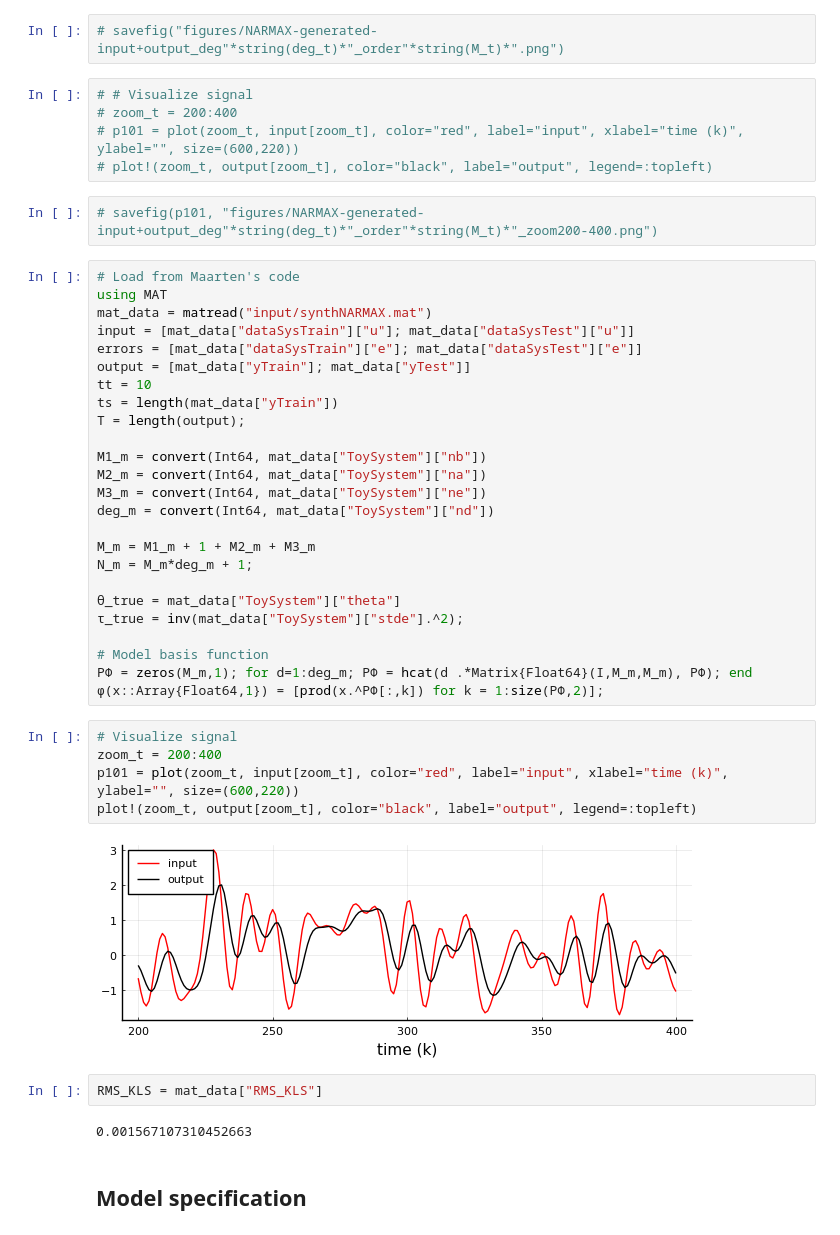
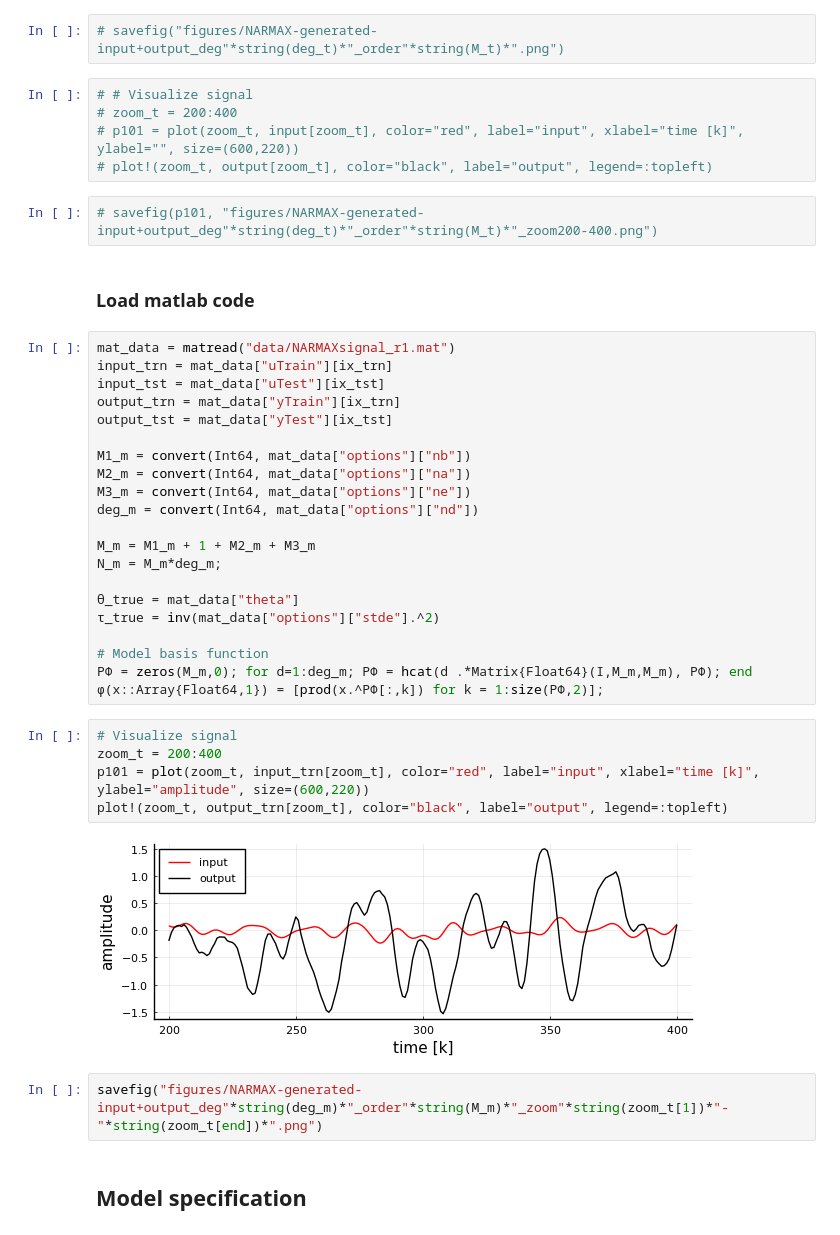
Before and after one commit to biaslab/ACC2022-vmpNARMAX, a Jupyter notebook: experiments-verification/experiment-NARMAX.ipynb, the cells around one changed output. Saved outputs shown, nothing was run; the diff lists cells and outputs as text.

```diff
--- a/experiments-verification/experiment-NARMAX.ipynb
+++ b/experiments-verification/experiment-NARMAX.ipynb
@@ -132,46 +144,42 @@ pyplot();
 # %%
 # # Visualize signal
 # zoom_t = 200:400
-# p101 = plot(zoom_t, input[zoom_t], color="red", label="input", xlabel="time (k)", ylabel="", size=(600,220))
+# p101 = plot(zoom_t, input[zoom_t], color="red", label="input", xlabel="time [k]", ylabel="", size=(600,220))
 # plot!(zoom_t, output[zoom_t], color="black", label="output", legend=:topleft)
 # %%
 # savefig(p101, "figures/NARMAX-generated-input+output_deg"*string(deg_t)*"_order"*string(M_t)*"_zoom200-400.png")
+# %% [markdown]
+### Load matlab code
 # %%
-# Load from Maarten's code
-using MAT
-mat_data = matread("input/synthNARMAX.mat")
-input = [mat_data["dataSysTrain"]["u"]; mat_data["dataSysTest"]["u"]]
-errors = [mat_data["dataSysTrain"]["e"]; mat_data["dataSysTest"]["e"]]
-output = [mat_data["yTrain"]; mat_data["yTest"]]
-tt = 10
-ts = length(mat_data["yTrain"])
-T = length(output);
+mat_data = matread("data/NARMAXsignal_r1.mat")
+input_trn = mat_data["uTrain"][ix_trn]
+input_tst = mat_data["uTest"][ix_tst]
+output_trn = mat_data["yTrain"][ix_trn]
+output_tst = mat_data["yTest"][ix_tst]
 
-M1_m = convert(Int64, mat_data["ToySystem"]["nb"])
-M2_m = convert(Int64, mat_data["ToySystem"]["na"])
-M3_m = convert(Int64, mat_data["ToySystem"]["ne"])
-deg_m = convert(Int64, mat_data["ToySystem"]["nd"])
+M1_m = convert(Int64, mat_data["options"]["nb"])
+M2_m = convert(Int64, mat_data["options"]["na"])
+M3_m = convert(Int64, mat_data["options"]["ne"])
+deg_m = convert(Int64, mat_data["options"]["nd"])
 
 M_m = M1_m + 1 + M2_m + M3_m
-N_m = M_m*deg_m + 1;
+N_m = M_m*deg_m;
 
-θ_true = mat_data["ToySystem"]["theta"]
-τ_true = inv(mat_data["ToySystem"]["stde"].^2);
+θ_true = mat_data["theta"]
+τ_true = inv(mat_data["options"]["stde"].^2)
 
 # Model basis function
-PΦ = zeros(M_m,1); for d=1:deg_m; PΦ = hcat(d .*Matrix{Float64}(I,M_m,M_m), PΦ); end
+PΦ = zeros(M_m,0); for d=1:deg_m; PΦ = hcat(d .*Matrix{Float64}(I,M_m,M_m), PΦ); end
 ϕ(x::Array{Float64,1}) = [prod(x.^PΦ[:,k]) for k = 1:size(PΦ,2)];
 # %%
 # Visualize signal
 zoom_t = 200:400
-p101 = plot(zoom_t, input[zoom_t], color="red", label="input", xlabel="time (k)", ylabel="", size=(600,220))
-plot!(zoom_t, output[zoom_t], color="black", label="output", legend=:topleft)
+p101 = plot(zoom_t, input_trn[zoom_t], color="red", label="input", xlabel="time [k]", ylabel="amplitude", size=(600,220))
+plot!(zoom_t, output_trn[zoom_t], color="black", label="output", legend=:topleft)
 # %% [output]
-[figure, old version]
+[figure, new version]
-# %%
-RMS_KLS = mat_data["RMS_KLS"]
-# %% [output]
-0.001567107310452663
+# %%
+savefig("figures/NARMAX-generated-input+output_deg"*string(deg_m)*"_order"*string(M_m)*"_zoom"*string(zoom_t[1])*"-"*string(zoom_t[end])*".png")
 # %% [markdown]
 ## Model specification
 # %%
```
Also changed, not shown: parts of 68 cells of this notebook, 1 other file.
